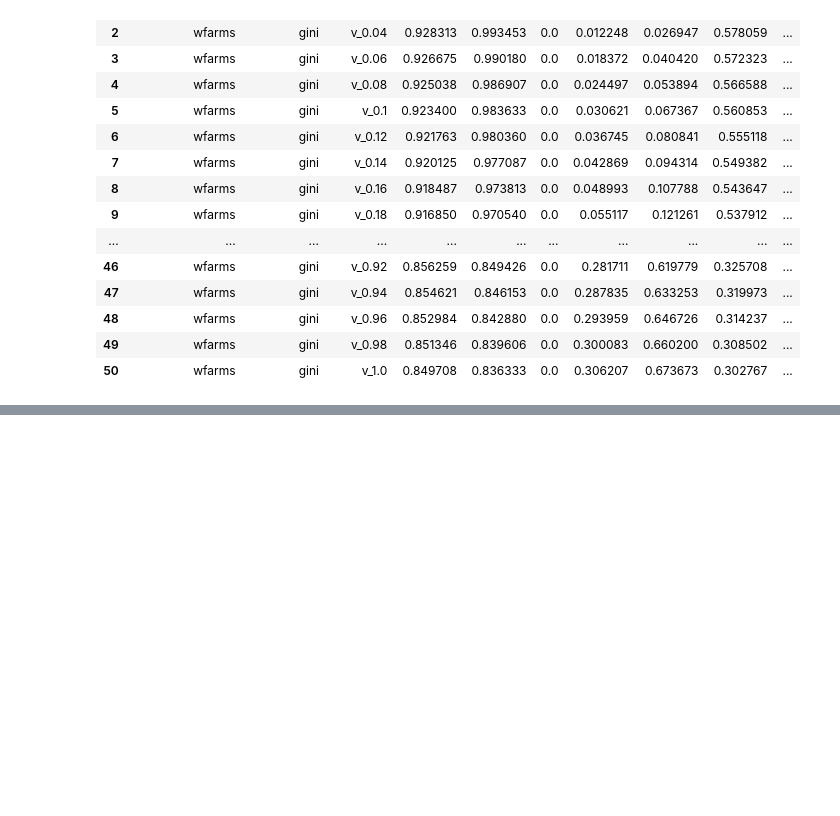
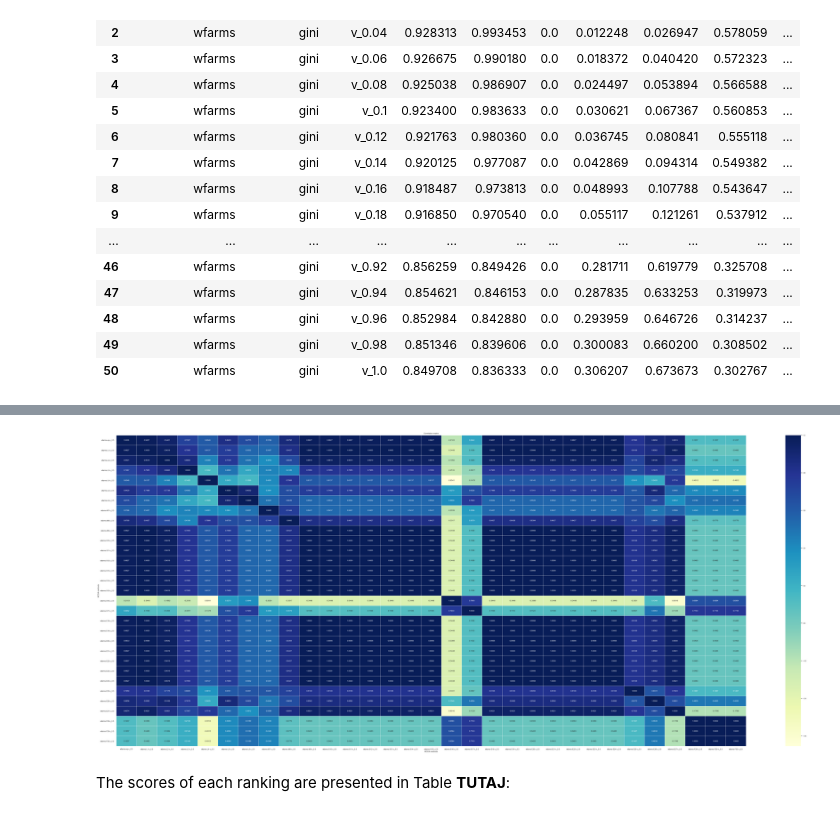
Before and after one commit to arturkarczmarczyk/vikorvanalysis, a Jupyter notebook: article.ipynb, the cells around one changed output, grey strips where cells are left out. Saved outputs shown, nothing was run; the diff lists cells and outputs as text; code cells hidden in the pictures; blank space fills up the shorter version.

```diff
--- a/article.ipynb
+++ b/article.ipynb
@@ -236,0 +295,7 @@ tempdf
+# %%
+experiment.heatmap_weights_correlations()
+plt.show()
+# %% [output]
+[figure, added]
+# %% [markdown]
+The scores of each ranking are presented in Table **TUTAJ**:
```
Also changed, not shown: parts of 25 cells of this notebook, 1 other file.
